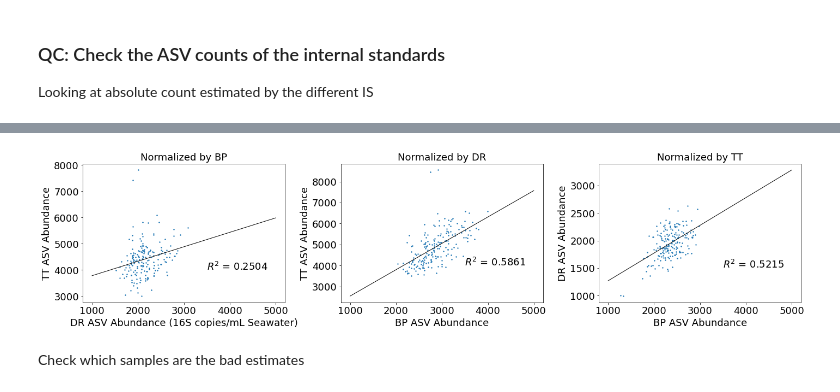
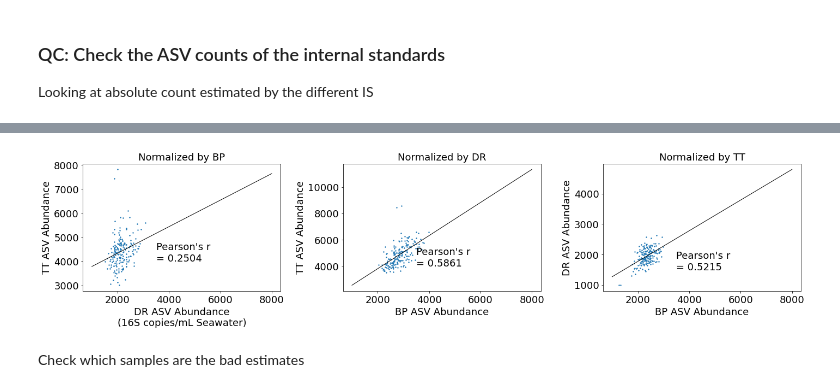
Before and after one commit to lexi-jones/internal_std_correction, a Jupyter notebook: normalize_by_IS_quant.ipynb, the cells around one changed output, grey strips where cells are left out. Drawn from its saved outputs; the diff is of its cells as text; code cells hidden in the pictures.

```diff
--- a/normalize_by_IS_quant.ipynb
+++ b/normalize_by_IS_quant.ipynb
@@ -42,5 +46,5 @@ TT: d__Bacteria; p__Deinococcota; c__Deinococci; o__Thermales; f__Thermaceae; g_
 # %%
-BP_OTUID1,BP_OTUID2,BP_OTUID3 = '0a1e7e4b25a59be69931c5d7f92751f5','f40b1be49d3bca5b8fabdd944abb31bf','2029a1010d7bebac2d09361c275f9fda'
-DR_OTUID = '6a5fcf5f0ca1f18bca2297194442a6d7'
-TT_OTUID1,TT_OTUID2 = '9aa3ebacc998945a0cd514ca909e5231','5b0d64b13238ee1991c15a9913bec9bc'
+BP_ASV1,BP_ASV2,BP_ASV3 = '0a1e7e4b25a59be69931c5d7f92751f5','f40b1be49d3bca5b8fabdd944abb31bf','2029a1010d7bebac2d09361c275f9fda'
+DR_ASV = '6a5fcf5f0ca1f18bca2297194442a6d7'
+TT_ASV1,TT_ASV2 = '9aa3ebacc998945a0cd514ca909e5231','5b0d64b13238ee1991c15a9913bec9bc'
 # %% [markdown]
@@ -48,9 +52,8 @@ Using corrected 16S + 18S merged table to get the reads
 # %%
-ASV_count_dir = '/Users/lexijones/Dropbox (MIT)/Grad_School/Research/G4_consolidated/data/HighCoverage_221107/merged_16S_18S_tables/'
 ASV_count_file = '221118-1309_LexiGradients-HighCov_2.09-fold-18S-correction_normalized_sequence_counts.tsv'
 
 BP_data,DR_data,TT_data = [],[],[]
-with open(ASV_count_dir + ASV_count_file) as csv_file:
+with open(config["ASV_count_dir"] + ASV_count_file) as csv_file:
     csv_reader = csv.reader(csv_file, delimiter='\t')
     c = 0
     for row in csv_reader:
@@ -58,12 +61,12 @@ with open(ASV_count_dir + ASV_count_file) as csv_file:
             header = row[1:-1]
             print(header)
         else:
-            OTU = row[0]
-            if (OTU == BP_OTUID1) or (OTU == BP_OTUID2) or (OTU == BP_OTUID3):
+            ASV = row[0]
+            if (ASV == BP_ASV1) or (ASV == BP_ASV2) or (ASV == BP_ASV3):
                 BP_data.append([float(r) for r in row[1:-1]]) # exclude OTU and taxonomy
-            elif (OTU == DR_OTUID):
+            elif (ASV == DR_ASV):
                 DR_data.append([float(r) for r in row[1:-1]])
-            elif (OTU == TT_OTUID1) or (OTU == TT_OTUID2):
+            elif (ASV == TT_ASV1) or (ASV == TT_ASV2):
                 TT_data.append([float(r) for r in row[1:-1]])
         c +=1
 
@@ -193,10 +196,9 @@ def calc_IS_Cs(genome_len,rrn,conc):
 # %% [markdown]
 The DNA concentation (conc in `calc_IS_Cs()`) will depend on which batch the sample was a part of.
 # %%
-IS_file = '/Users/lexijones/Dropbox (MIT)/Grad_School/Research/G4_consolidated/data/IS_quants.csv' # table made in script "internal_standards_quant.ipynb"
-
+# Open table made in script "internal_standards_quant.ipynb"
 IS_quants = {}
-with open(IS_file) as csv_file:
+with open(config["data_dir"] + 'IS_quants.csv') as csv_file:
     csv_reader = csv.reader(csv_file, delimiter=',')
     i = 0
     for row in csv_reader:
@@ -243,7 +245,7 @@ Cs
  11: [2373502.7478728495, 2520415.042699598, 3720781.667678333],
  12: [2404140.94869466, 2194423.865096079, 3502109.0455057668]}
 # %%
-batch_file = '/Users/lexijones/Dropbox (MIT)/Grad_School/Research/G4_consolidated/data/G4_IS_sample_batches.csv'
+batch_file = config["data_dir"] + 'G4_IS_sample_batches.csv'
 bad_samples = ['52C','49C','41C','51C','44C','36C','50C','39C','38C','46C','48C','45R']
 
 sample_batches = {}
@@ -405,35 +410,35 @@ MAXIMUMS
 # %%
 fontsize=18
 size = 2
 fig,ax = plt.subplots(1,3,figsize=(20,5))
 
-x = np.arange(1000,5000)
+x = np.arange(1000,8000)
 
 ax[0].scatter(A_DR_IS_BP,A_TT_IS_BP,s=size)
 ax[0].plot(x,DR_TT_slope*x+DR_TT_intercept,linewidth=1,c='k')
-ax[0].text(3500,4000,'$R^2$ = %s'%(round(DR_TT_r_value,4)))
+ax[0].text(3500,4000,'Pearson\'s r\n= %s'%(round(DR_TT_r_value,4)))
 ax[0].set_title('Normalized by BP')
-ax[0].set_xlabel('DR ASV Abundance (16S copies/mL Seawater)')
+ax[0].set_xlabel('DR ASV Abundance\n(16S copies/mL Seawater)')
 ax[0].set_ylabel('TT ASV Abundance')
 
 ax[1].scatter(A_BP_IS_DR,A_TT_IS_DR,s=size)
 ax[1].plot(x,BP_TT_slope*x+BP_TT_intercept,linewidth=1,c='k')
-ax[1].text(3500,4000,'$R^2$ = %s'%(round(BP_TT_r_value,4)))
+ax[1].text(3500,4000,'Pearson\'s r\n= %s'%(round(BP_TT_r_value,4)))
 ax[1].set_title('Normalized by DR')
 ax[1].set_xlabel('BP ASV Abundance')
 ax[1].set_ylabel('TT ASV Abundance')
 
 ax[2].scatter(A_BP_IS_TT,A_DR_IS_TT,s=size)
 ax[2].plot(x,BP_DR_slope*x+BP_DR_intercept,linewidth=1,c='k')
-ax[2].text(3500,1500,'$R^2$ = %s'%(round(BP_DR_r_value,4)))
+ax[2].text(3500,1500,'Pearson\'s r\n= %s'%(round(BP_DR_r_value,4)))
 ax[2].set_title('Normalized by TT')
 ax[2].set_xlabel('BP ASV Abundance')
 ax[2].set_ylabel('DR ASV Abundance')
 
 plt.tight_layout()
 plt.show()
 # %% [output]
-[figure, old version]
+[figure, new version]
 # %% [markdown]
 Check which samples are the bad estimates
 # %%
```
Also changed, not shown: parts of 54 cells of this notebook, 2 other files.
